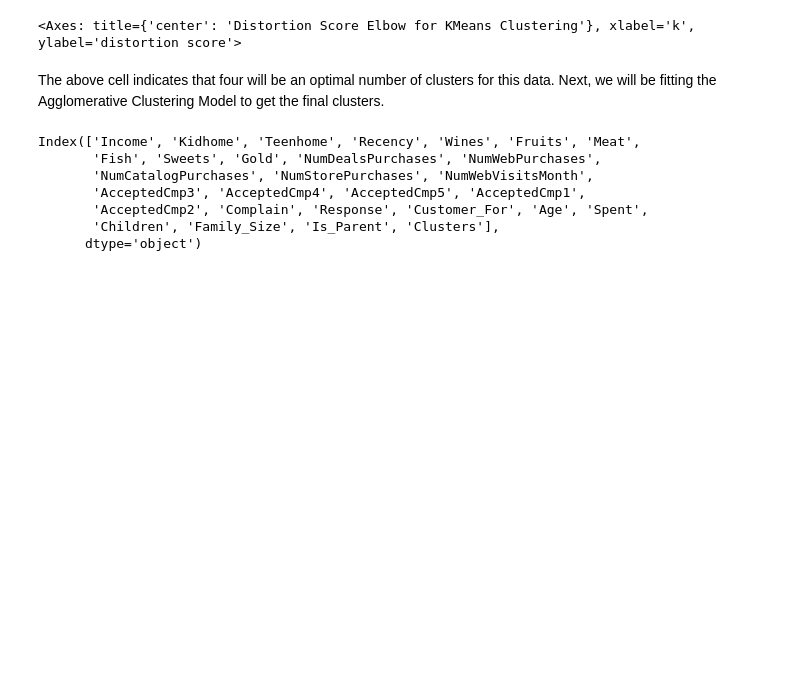
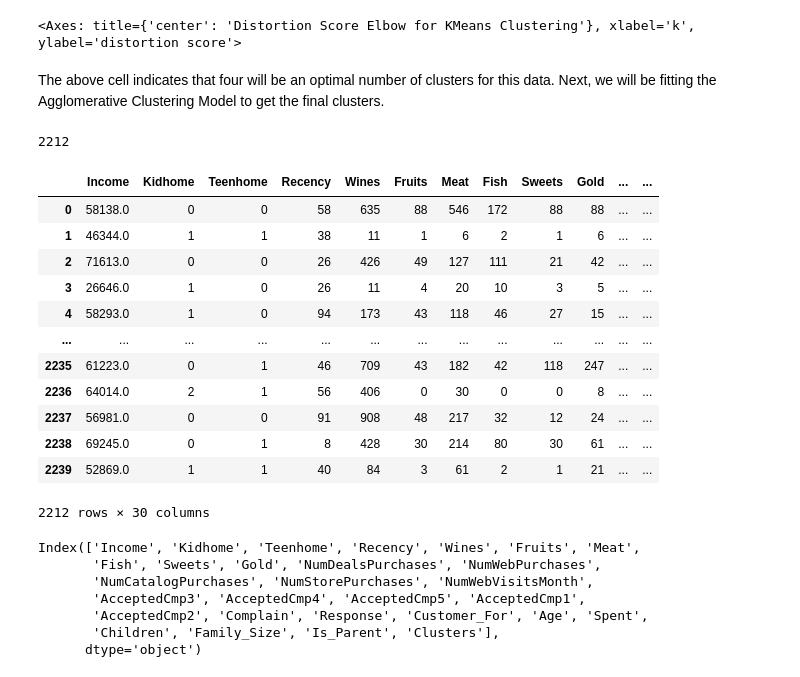
Before and after one commit to shashank297/Customer-Personality-Analysis, a Jupyter notebook: Notebook/EDA.ipynb, the cells around one changed output. Cells and saved outputs as stored; diff of their text form; code cells hidden in the pictures; blank space fills up the shorter version.

```diff
--- a/Notebook/EDA.ipynb
+++ b/Notebook/EDA.ipynb
@@ -458,6 +474,26 @@ yhat_AC = AC.fit_predict(PCA_ds)
 PCA_ds["Clusters"] = yhat_AC
 #Adding the Clusters feature to the orignal dataframe.
 data["Clusters"]= yhat_AC
+# %%
+len(yhat_AC)
+# %% [output]
+2212
+# %%
+data
+# %% [output]
+|  | Income | Kidhome | Teenhome | Recency | Wines | Fruits | Meat | Fish | Sweets | Gold | ... | ... |
+| 0 | 58138.0 | 0 | 0 | 58 | 635 | 88 | 546 | 172 | 88 | 88 | ... | ... |
+| 1 | 46344.0 | 1 | 1 | 38 | 11 | 1 | 6 | 2 | 1 | 6 | ... | ... |
+| 2 | 71613.0 | 0 | 0 | 26 | 426 | 49 | 127 | 111 | 21 | 42 | ... | ... |
+| 3 | 26646.0 | 1 | 0 | 26 | 11 | 4 | 20 | 10 | 3 | 5 | ... | ... |
+| 4 | 58293.0 | 1 | 0 | 94 | 173 | 43 | 118 | 46 | 27 | 15 | ... | ... |
+| ... | ... | ... | ... | ... | ... | ... | ... | ... | ... | ... | ... | ... |
+| 2235 | 61223.0 | 0 | 1 | 46 | 709 | 43 | 182 | 42 | 118 | 247 | ... | ... |
+| 2236 | 64014.0 | 2 | 1 | 56 | 406 | 0 | 30 | 0 | 0 | 8 | ... | ... |
+| 2237 | 56981.0 | 0 | 0 | 91 | 908 | 48 | 217 | 32 | 12 | 24 | ... | ... |
+| 2238 | 69245.0 | 0 | 1 | 8 | 428 | 30 | 214 | 80 | 30 | 61 | ... | ... |
+| 2239 | 52869.0 | 1 | 1 | 40 | 84 | 3 | 61 | 2 | 1 | 21 | ... | ... |
+2212 rows × 30 columns
 # %%
 data.columns
 # %% [output]
```
Also changed, not shown: parts of 10 cells of this notebook, 3 other files.
